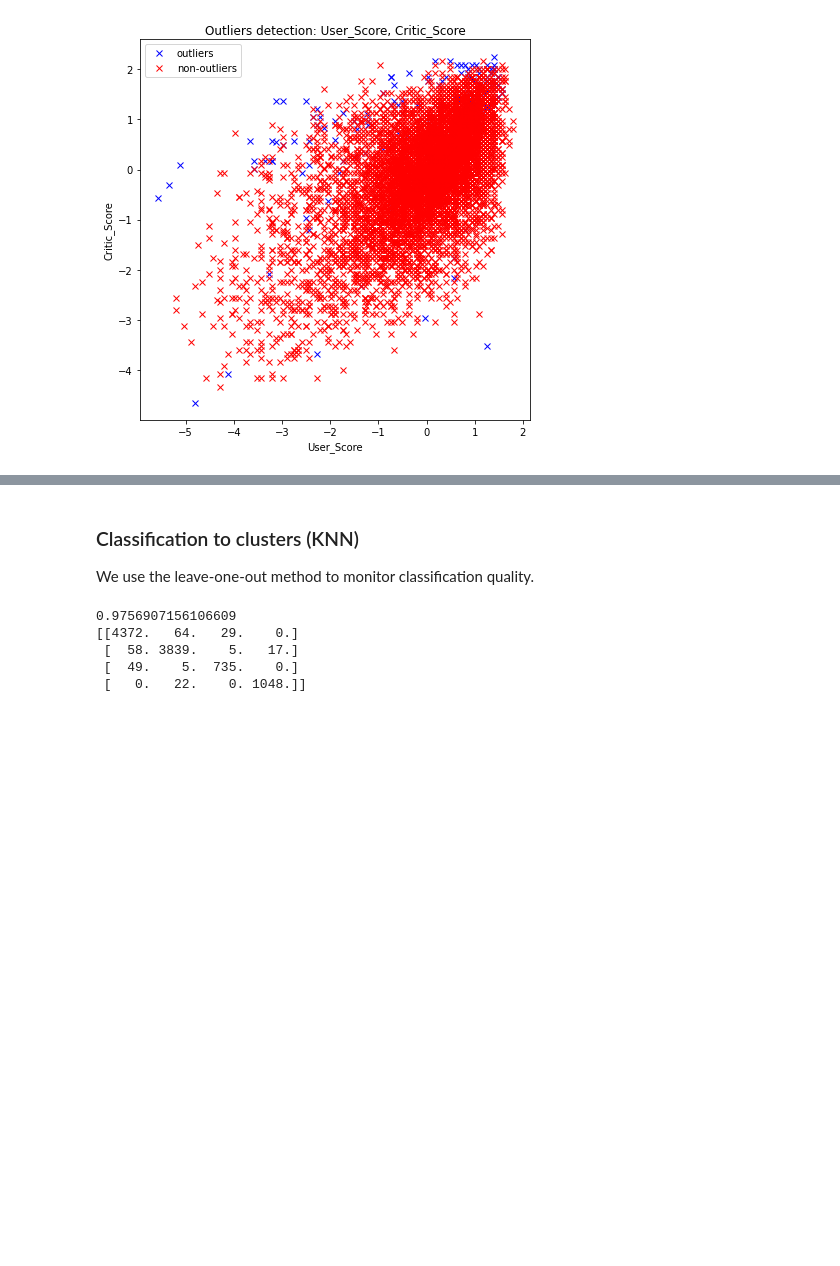
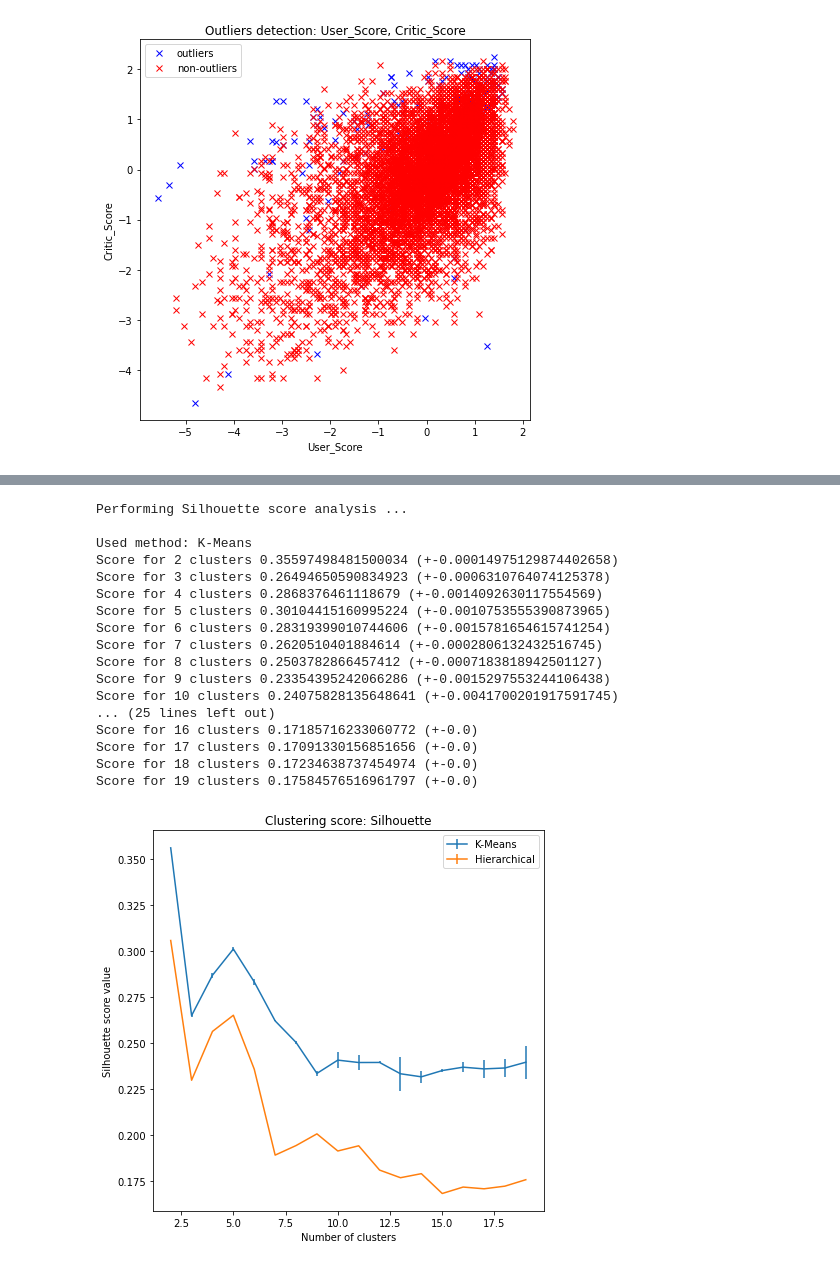
Before and after one commit to Loniowsky/Data-Mining-Project, a Jupyter notebook: notebooks/whole_dataset_analysis.ipynb, the cells around one changed output, grey strips where cells are left out. Saved outputs shown, nothing was run; the diff lists cells and outputs as text; code cells hidden in the pictures; blank space fills up the shorter version.

```diff
--- a/notebooks/whole_dataset_analysis.ipynb
+++ b/notebooks/whole_dataset_analysis.ipynb
@@ -112,14 +68,37 @@ cluster
-# %% [markdown]
-### Classification to clusters (KNN)
-We use the leave-one-out method to monitor classification quality.
-# %%
-standardize(clustered_data, columns_used_for_clustering, columns_stats)
-classification_quality, confusion_matrix = k_neighbours_leave_one_out(clustered_data, "cluster", 3)
-print(classification_quality)
-print(confusion_matrix)
-# %% [output]
-0.9756907156106609
-[[4372.   64.   29.    0.]
- [  58. 3839.    5.   17.]
- [  49.    5.  735.    0.]
- [   0.   22.    0. 1048.]]
+# %%
+print("Performing Silhouette score analysis ... ")
+numbers_of_clusters = range(2, 20)
+
+print("\nUsed method: K-Means")
+k_means_scores, k_means_errors = \
+    perform_clustering_score_analysis(data, columns_used_for_clustering, numbers_of_clusters,
+                                      k_means_multiple_dim_silhouette, outliers, 10)
+
+print("\nUsed method: Hierarchical")
+hierarchical_scores, hierarchical_errors = \
+    perform_clustering_score_analysis(data, columns_used_for_clustering, numbers_of_clusters,
+                                      hierarchical_multiple_dim_silhouette, outliers, 2)
+
+scores = [k_means_scores, hierarchical_scores]
+errors = [k_means_errors, hierarchical_errors]
+methods = ["K-Means", "Hierarchical"]
+plot_clustering_scores(numbers_of_clusters, scores, errors, methods, "Silhouette")
+# %% [output]
+Performing Silhouette score analysis ...
+
+Used method: K-Means
+Score for 2 clusters 0.35597498481500034 (+-0.00014975129874402658)
+Score for 3 clusters 0.26494650590834923 (+-0.0006310764074125378)
+Score for 4 clusters 0.2868376461118679 (+-0.0014092630117554569)
+Score for 5 clusters 0.30104415160995224 (+-0.0010753555390873965)
+Score for 6 clusters 0.28319399010744606 (+-0.0015781654615741254)
+Score for 7 clusters 0.2620510401884614 (+-0.0002806132432516745)
+Score for 8 clusters 0.2503782866457412 (+-0.0007183818942501127)
+Score for 9 clusters 0.23354395242066286 (+-0.0015297553244106438)
+Score for 10 clusters 0.24075828135648641 (+-0.0041700201917591745)
+... (25 lines left out)
+Score for 16 clusters 0.17185716233060772 (+-0.0)
+Score for 17 clusters 0.17091330156851656 (+-0.0)
+Score for 18 clusters 0.17234638737454974 (+-0.0)
+Score for 19 clusters 0.17584576516961797 (+-0.0)
+[figure, added]
```
Also changed, not shown: parts of 12 cells of this notebook, 6 other files.
